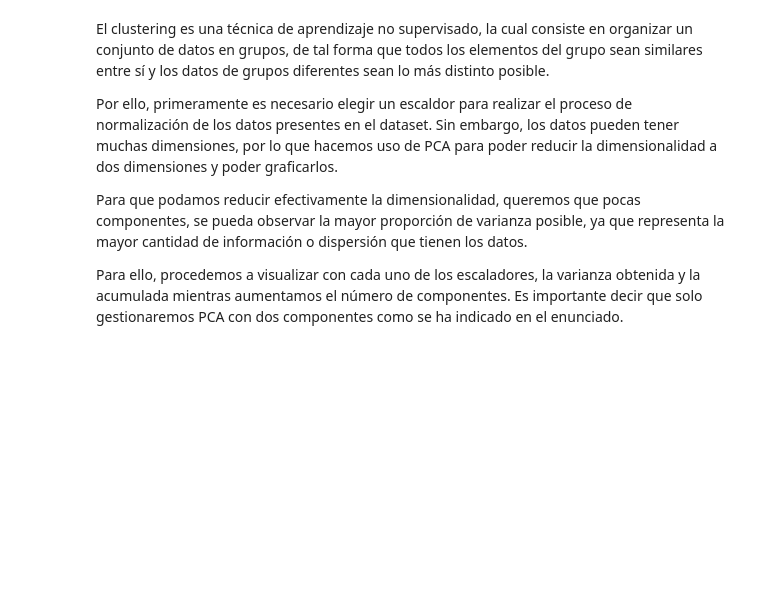
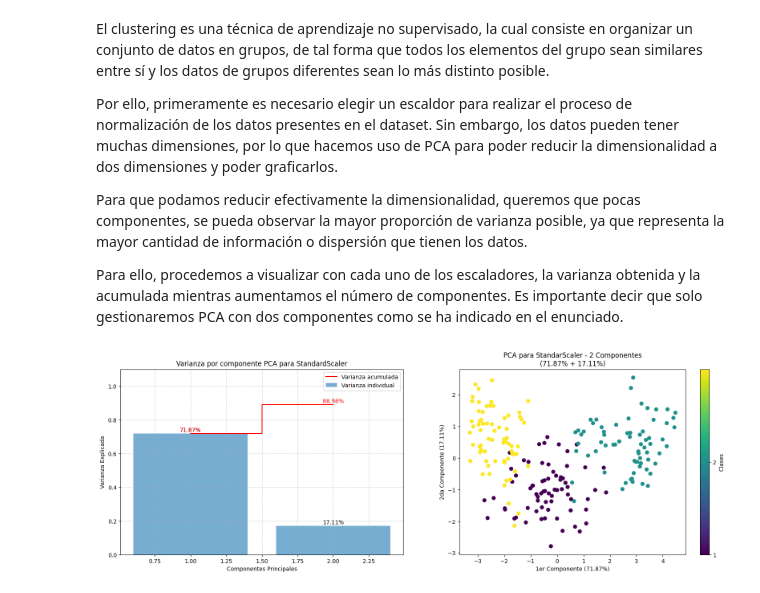
Before and after one commit to 100477706/Proyecto2_Aprendizaje, a Jupyter notebook: Clustering_27.ipynb, the cells around one changed output. Saved outputs shown, nothing was run; the diff lists cells and outputs as text; code cells hidden in the pictures; blank space fills up the shorter version.

```diff
--- a/Clustering_27.ipynb
+++ b/Clustering_27.ipynb
@@ -45,6 +58,10 @@ delete_cols = ['clase']
 # Retiramos la columna con la función drop
 df_c = df.drop(columns=delete_cols)
 
+# Definimos la data a utilizar
+X = df_c
+y = df['clase']
+
 # Mostramos nuevamenete el dataset para verificar que se ha eliminado la columna
 df_c.head()
 # %% [output]
@@ -66,3 +83,48 @@ Por ello, primeramente es necesario elegir un escaldor para realizar el proceso
 Para que podamos reducir efectivamente la dimensionalidad, queremos que pocas componentes, se pueda observar la mayor proporción de varianza posible, ya que representa la mayor cantidad de información o dispersión que tienen los datos.
 
 Para ello, procedemos a visualizar con cada uno de los escaladores, la varianza obtenida y la acumulada mientras aumentamos el número de componentes. Es importante decir que solo gestionaremos PCA con dos componentes como se ha indicado en el enunciado.
+# %%
+pipeline = Pipeline([
+    ('scaler', StandardScaler()),  # Siempre escalar antes de PCA
+    ('pca', PCA(n_components=2))
+])
+
+# Ajustar y transformar
+X_reduced = pipeline.fit_transform(X)
+pca = pipeline.named_steps['pca']
+
+# Varianza explicada y acumulada
+explained_variance = pca.explained_variance_ratio_
+cumulative_variance = np.cumsum(explained_variance)
+
+fig, axes = plt.subplots(1, 2, figsize=(20, 6))
+
+# Ajustar el espacio entre subplots (wspace: espacio horizontal)
+plt.subplots_adjust(wspace=0.2)  # Aumentá el valor para más separación
+
+# Plot de Varianza Explicada
+axes[0].bar(range(1, len(explained_variance) + 1), explained_variance, alpha=0.6, label='Varianza individual')
+axes[0].step(range(1, len(cumulative_variance) + 1), cumulative_variance, where='mid', color='red', label='Varianza acumulada')
+
+for i, (ev, cv) in enumerate(zip(explained_variance, cumulative_variance)):
+    axes[0].text(i + 1, ev + 0.01, f"{ev:.2%}", ha='center')
+    axes[0].text(i + 1, cv + 0.01, f"{cv:.2%}", ha='center', color='red')
+
+axes[0].set_xlabel('Componentes Principales')
+axes[0].set_ylabel('Varianza Explicada')
+axes[0].set_title('Varianza por componente PCA para StandardScaler')
+axes[0].legend(loc='best')
+axes[0].set_ylim(0, 1.1)
+axes[0].grid(True, linestyle='--', alpha=0.6)
+
+# Plot de PCA (scatter)
+scatter = axes[1].scatter(X_reduced[:, 0], X_reduced[:, 1], c=y, s=40, cmap='viridis')
+axes[1].set_title(f'PCA para StandarScaler - 2 Componentes\n({explained_variance[0]:.2%} + {explained_variance[1]:.2%})')
+axes[1].set_xlabel(f'1er Componente ({explained_variance[0]:.2%})')
+axes[1].set_ylabel(f'2da Componente ({explained_variance[1]:.2%})')
+
+# Barra de color
+fig.colorbar(scatter, ax=axes[1], ticks=range(3), label='Clases')
+plt.show()
+# %% [output]
+[figure, added]
```
Also changed, not shown: parts of 6 cells of this notebook.
